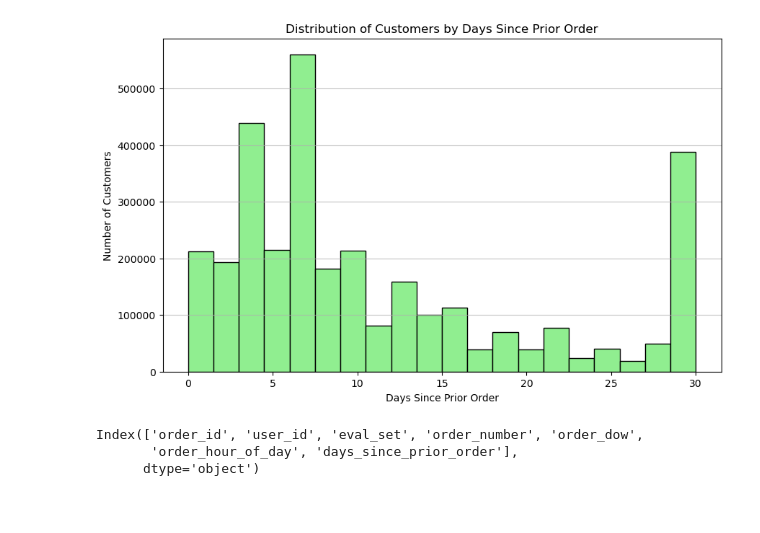
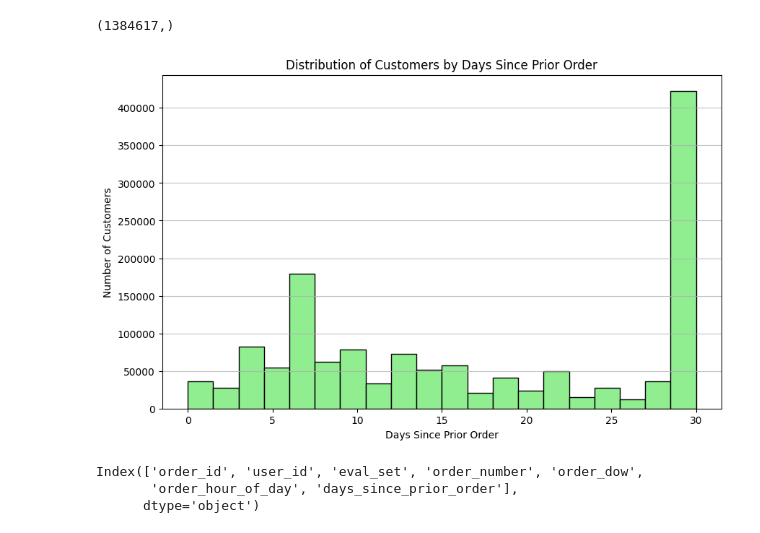
Before and after one commit to mirajkarsneha/instacart-market-basket-analysis, a Jupyter notebook: EDA.ipynb, the cells around one changed output. Cells and saved outputs as stored; diff of their text form; code cells hidden in the pictures; blank space fills up the shorter version.

```diff
--- a/EDA.ipynb
+++ b/EDA.ipynb
@@ -6 +14,6 @@ import matplotlib.pyplot as plt
+# %%
+os.environ["GOOGLE_APPLICATION_CREDENTIALS"] = "/Users/rishikeshdhokare/Documents/Ironhack/instacart-441209-84de4dcbf601.json"
+project_id = 'instacart-441209'
+DATABASE_URI = f'bigquery://{project_id}'
+engine = create_engine(DATABASE_URI)
 # %%
@@ -28,19 +81,23 @@ Index(['order_id', 'user_id', 'eval_set', 'order_number', 'order_dow',
+# %%
+combined_df.shape
+# %% [output]
+(1384617,)
 # %%
 orders = pd.read_csv("/Users/rishikeshdhokare/Documents/Ironhack/FinalProject/datafiles/orders.csv")
 orders = orders['days_since_prior_order']
 
 # Plot histogram for the distribution of 'days_since_prior_order'
 plt.figure(figsize=(10, 6))
-plt.hist(orders, bins=20, color='lightgreen', edgecolor='black')
+plt.hist(combined_df, bins=20, color='lightgreen', edgecolor='black')
 plt.title("Distribution of Customers by Days Since Prior Order")
 plt.xlabel("Days Since Prior Order")
 plt.ylabel("Number of Customers")
 plt.grid(axis='y', alpha=0.75)
 
 # Display the plot
 plt.show()
 # %% [output]
-[figure, old version]
+[figure, new version]
 # %%
 orders = pd.read_csv("/Users/rishikeshdhokare/Documents/Ironhack/FinalProject/datafiles/orders.csv")
 orders.columns
```
Also changed, not shown: parts of 7 cells of this notebook, 1 other file.
